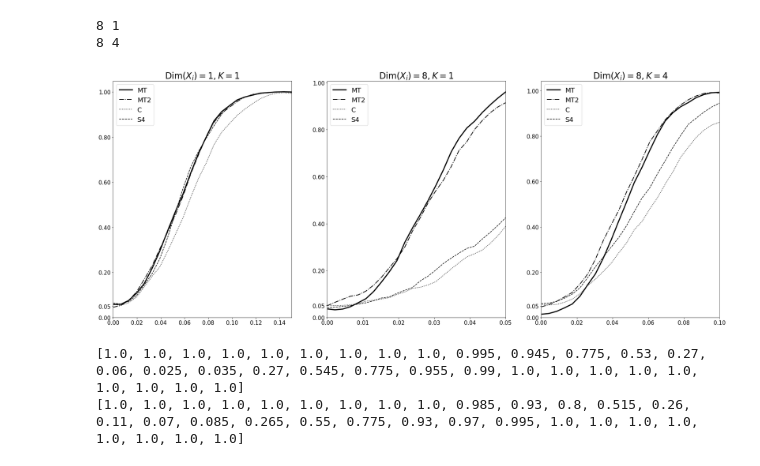
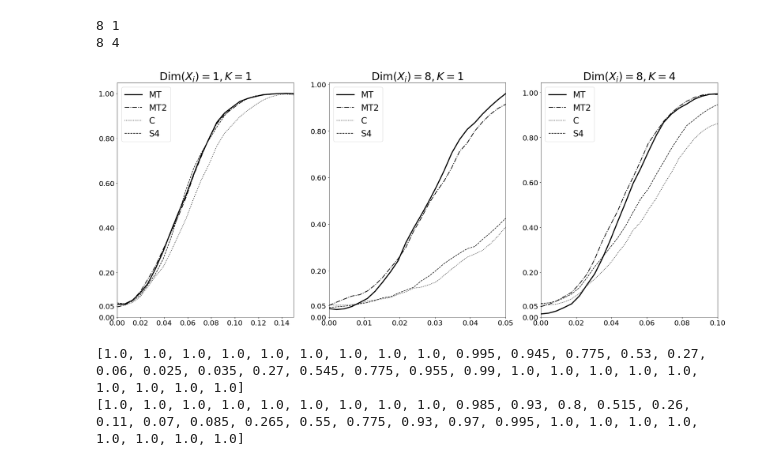
Before and after one commit to freshtaste/Matched-Tuple, a Jupyter notebook: simulation5.ipynb, the cells around one changed output. Cells and saved outputs as stored; diff of their text form; code cells hidden in the pictures.

```diff
--- a/simulation5.ipynb
+++ b/simulation5.ipynb
@@ -47,30 +47,30 @@ with open('simulation5_power_plots2.pkl', 'wb') as f:
 # %%
 import matplotlib.pyplot as plt
 from scipy.signal import savgol_filter
 
 fig, axs = plt.subplots(1, 3, figsize=(30,12))
 styles = ['-', 'dashdot', ':', 'dashed']
 designs = ['MT','MT2','C','S4']
 width = [3,2,1.5,1.5]
 model_specs = [(1,1),(8,1),(8,4)]
 taus_list = [np.linspace(0, .15, 24), np.linspace(0, .05, 24), np.linspace(0, .1, 24)]
 rights = [.15, .05, .1]
 
 for i, (q,k) in enumerate(model_specs):
     for j, design in enumerate(designs):
         p = results["q={},k={}".format(q,k)][design]
         x, y = taus_list[i], p
         y = savgol_filter(p, 7, 2)
         axs[i].plot(x, y, label=design, color='black', linewidth=width[j], linestyle=styles[j])
         axs[i].set_ylim(bottom=0)
         axs[i].set_xlim(left=0, right=rights[i])
         axs[i].set_yticks([0, 0.05, 0.2, 0.4, 0.6, 0.8, 1.0])
-        axs[i].xaxis.set_tick_params(labelsize=15)
-        axs[i].yaxis.set_tick_params(labelsize=15)
-    axs[i].set_title(r'Dim$(X_i)={}, K={}$'.format(q,k), fontdict={'fontsize': 24, 'fontweight': 'medium'})
-    axs[i].legend(prop={'size': 18})
+        axs[i].xaxis.set_tick_params(labelsize=20)
+        axs[i].yaxis.set_tick_params(labelsize=20)
+    axs[i].set_title(r'Dim$(X_i)={}, K={}$'.format(q,k), fontdict={'fontsize': 30, 'fontweight': 'medium'})
+    axs[i].legend(prop={'size': 24})
 # %% [output]
-[figure, old version]
+[figure, new version]
 # %%
 file = open("simulation5_power_plots.pkl",'rb')
 results = pickle.load(file)
```
Also changed, not shown: 1 other file.
